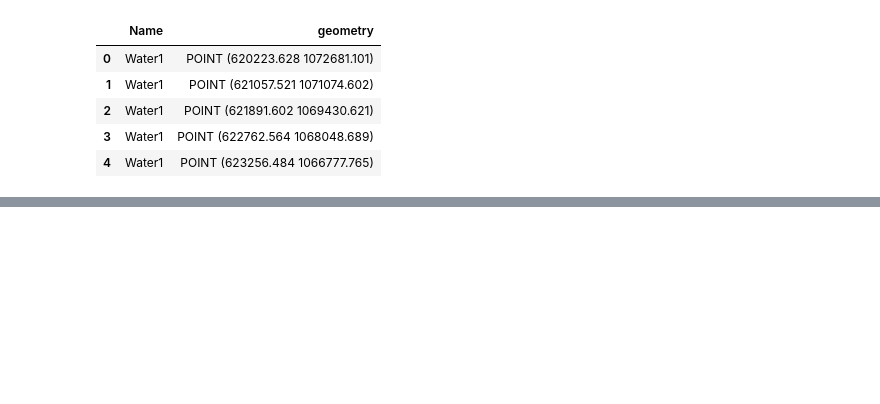
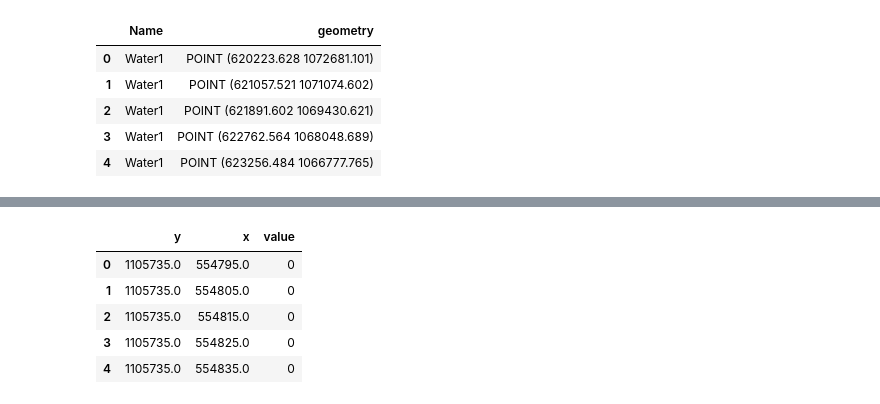
Before and after one commit to nghiadang0312/CSIROBoeingPhase4-Vietnam, a Jupyter notebook: load_VH_VV.ipynb, the cells around one changed output, grey strips where cells are left out. Cells and saved outputs as stored; diff of their text form; code cells hidden in the pictures; blank space fills up the shorter version.

```diff
--- a/load_VH_VV.ipynb
+++ b/load_VH_VV.ipynb
@@ -180,0 +256,2 @@ for i in range(ds.shape[1]):
+# %%
+final_xarray = xr.DataArray(final_label, dims=("y", "x"))
@@ -180,0 +308,9 @@ for i in range(ds.shape[1]):
+# %%
+df.head()
+# %% [output]
+|  | y | x | value |
+| 0 | 1105735.0 | 554795.0 | 0 |
+| 1 | 1105735.0 | 554805.0 | 0 |
+| 2 | 1105735.0 | 554815.0 | 0 |
+| 3 | 1105735.0 | 554825.0 | 0 |
+| 4 | 1105735.0 | 554835.0 | 0 |
```
Also changed, not shown: parts of 27 cells of this notebook.
